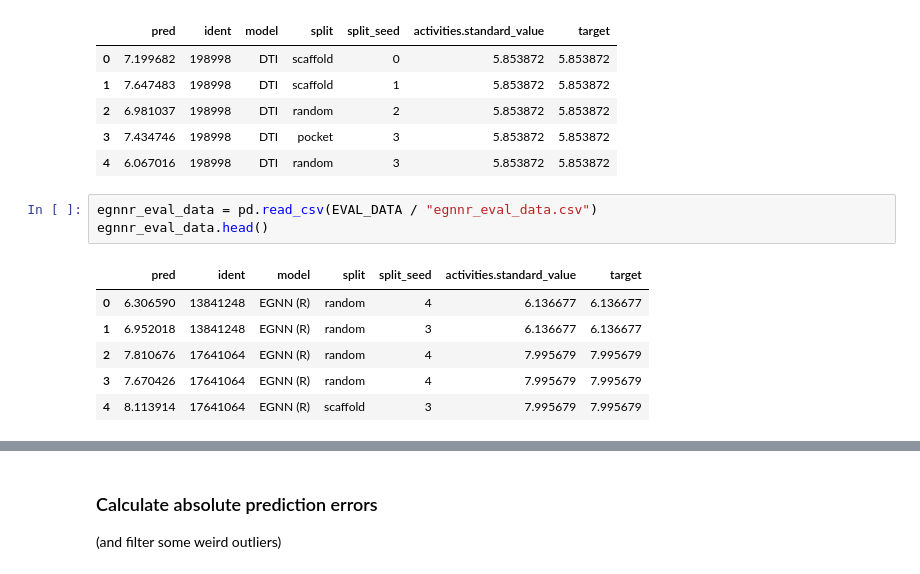
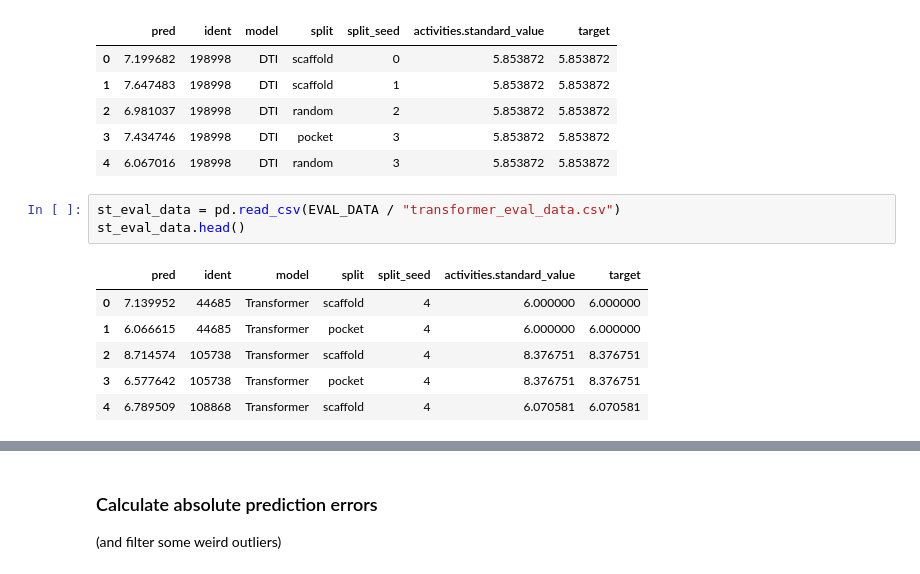
Before and after one commit to volkamerlab/kinodata-3D-affinity-prediction, a Jupyter notebook: scripts/evaluation.ipynb, the cells around one changed output, grey strips where cells are left out. Drawn from its saved outputs; the diff is of its cells as text.

```diff
--- a/scripts/evaluation.ipynb
+++ b/scripts/evaluation.ipynb
@@ -41,12 +44,12 @@ dti_eval_data.head()
 | 3 | 7.434746 | 198998 | DTI | pocket | 3 | 5.853872 | 5.853872 |
 | 4 | 6.067016 | 198998 | DTI | random | 3 | 5.853872 | 5.853872 |
 # %%
-egnnr_eval_data = pd.read_csv(EVAL_DATA / "egnnr_eval_data.csv")
-egnnr_eval_data.head()
+st_eval_data = pd.read_csv(EVAL_DATA / "transformer_eval_data.csv")
+st_eval_data.head()
 # %% [output]
 |  | pred | ident | model | split | split_seed | activities.standard_value | target |
-| 0 | 6.306590 | 13841248 | EGNN (R) | random | 4 | 6.136677 | 6.136677 |
-| 1 | 6.952018 | 13841248 | EGNN (R) | random | 3 | 6.136677 | 6.136677 |
-| 2 | 7.810676 | 17641064 | EGNN (R) | random | 4 | 7.995679 | 7.995679 |
-| 3 | 7.670426 | 17641064 | EGNN (R) | random | 4 | 7.995679 | 7.995679 |
-| 4 | 8.113914 | 17641064 | EGNN (R) | scaffold | 3 | 7.995679 | 7.995679 |
+| 0 | 7.139952 | 44685 | Transformer | scaffold | 4 | 6.000000 | 6.000000 |
+| 1 | 6.066615 | 44685 | Transformer | pocket | 4 | 6.000000 | 6.000000 |
+| 2 | 8.714574 | 105738 | Transformer | scaffold | 4 | 8.376751 | 8.376751 |
+| 3 | 6.577642 | 105738 | Transformer | pocket | 4 | 8.376751 | 8.376751 |
+| 4 | 6.789509 | 108868 | Transformer | scaffold | 4 | 6.070581 | 6.070581 |
```
Also changed, not shown: parts of 14 cells of this notebook, 5 other files.
